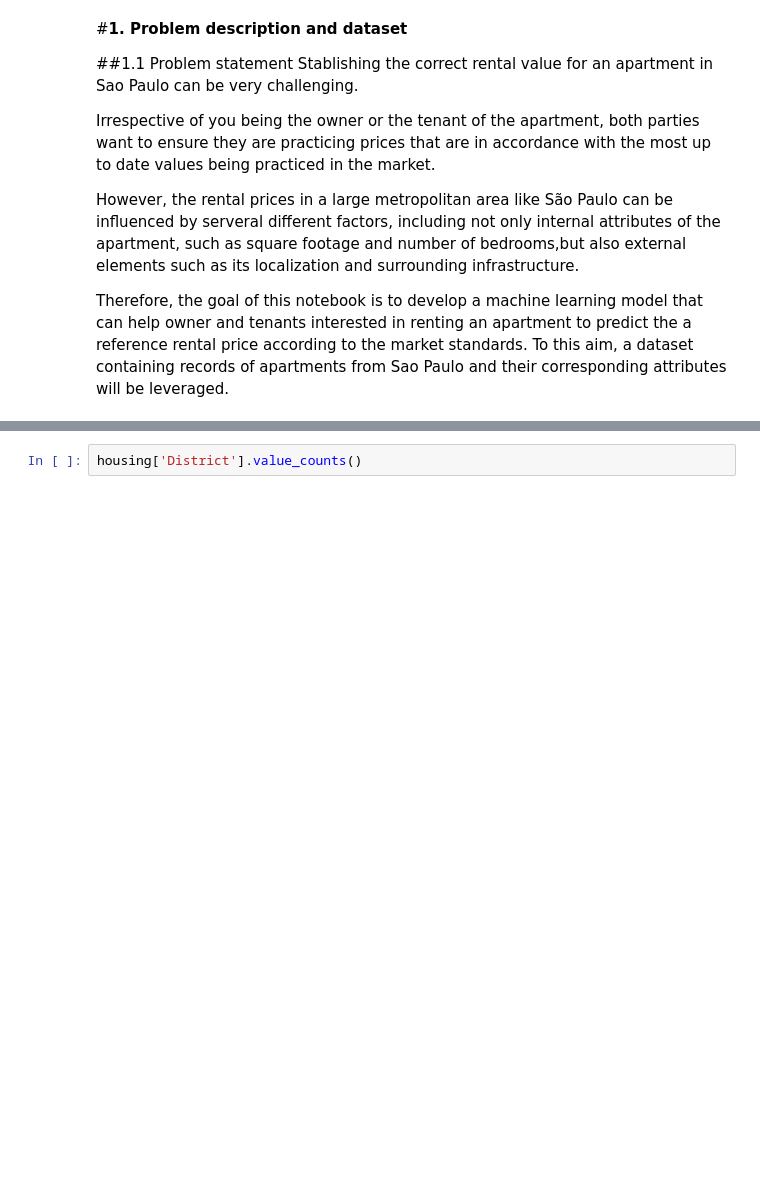
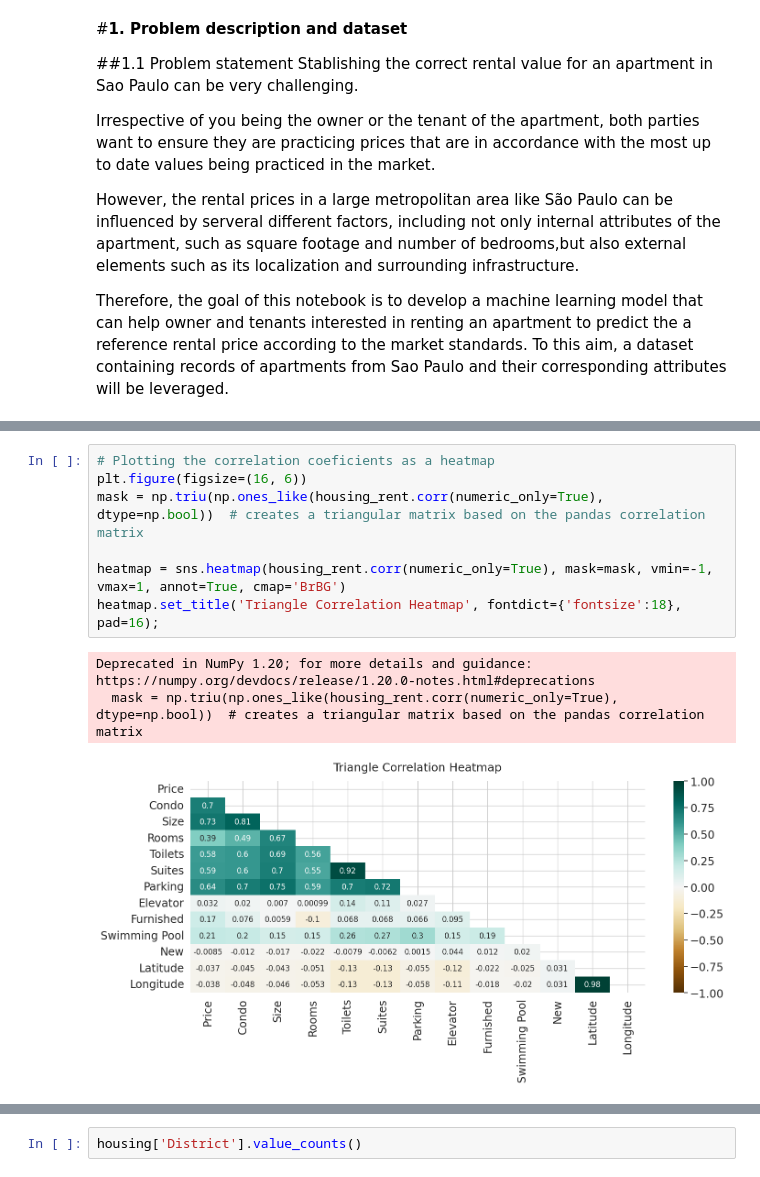
Before and after one commit to HWatanuki/Trabalho_D2APR, a Jupyter notebook: saopaulo-housing.ipynb, the cells around one changed output, grey strips where cells are left out. Saved outputs shown, nothing was run; the diff lists cells and outputs as text; blank space fills up the shorter version.

```diff
--- a/saopaulo-housing.ipynb
+++ b/saopaulo-housing.ipynb
@@ -98,0 +166,11 @@ There are no missing values reported in any of the features, but the feature "Co
+# %%
+# Plotting the correlation coeficients as a heatmap
+plt.figure(figsize=(16, 6))
+mask = np.triu(np.ones_like(housing_rent.corr(numeric_only=True), dtype=np.bool))  # creates a triangular matrix based on the pandas correlation matrix
+
+heatmap = sns.heatmap(housing_rent.corr(numeric_only=True), mask=mask, vmin=-1, vmax=1, annot=True, cmap='BrBG')
+heatmap.set_title('Triangle Correlation Heatmap', fontdict={'fontsize':18}, pad=16);
+# %% [output]
+Deprecated in NumPy 1.20; for more details and guidance: https://numpy.org/devdocs/release/1.20.0-notes.html#deprecations
+  mask = np.triu(np.ones_like(housing_rent.corr(numeric_only=True), dtype=np.bool))  # creates a triangular matrix based on the pandas correlation matrix
+[figure, added]
```
Also changed, not shown: parts of 21 cells of this notebook.
